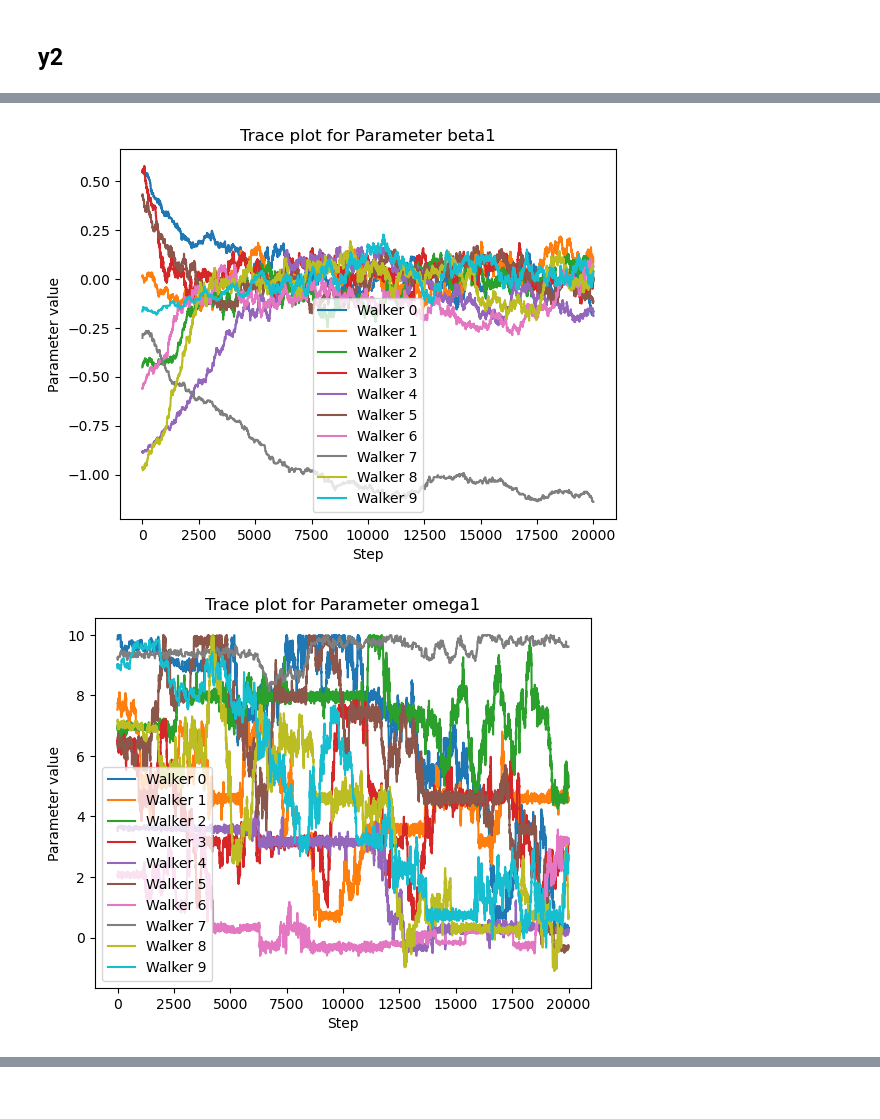
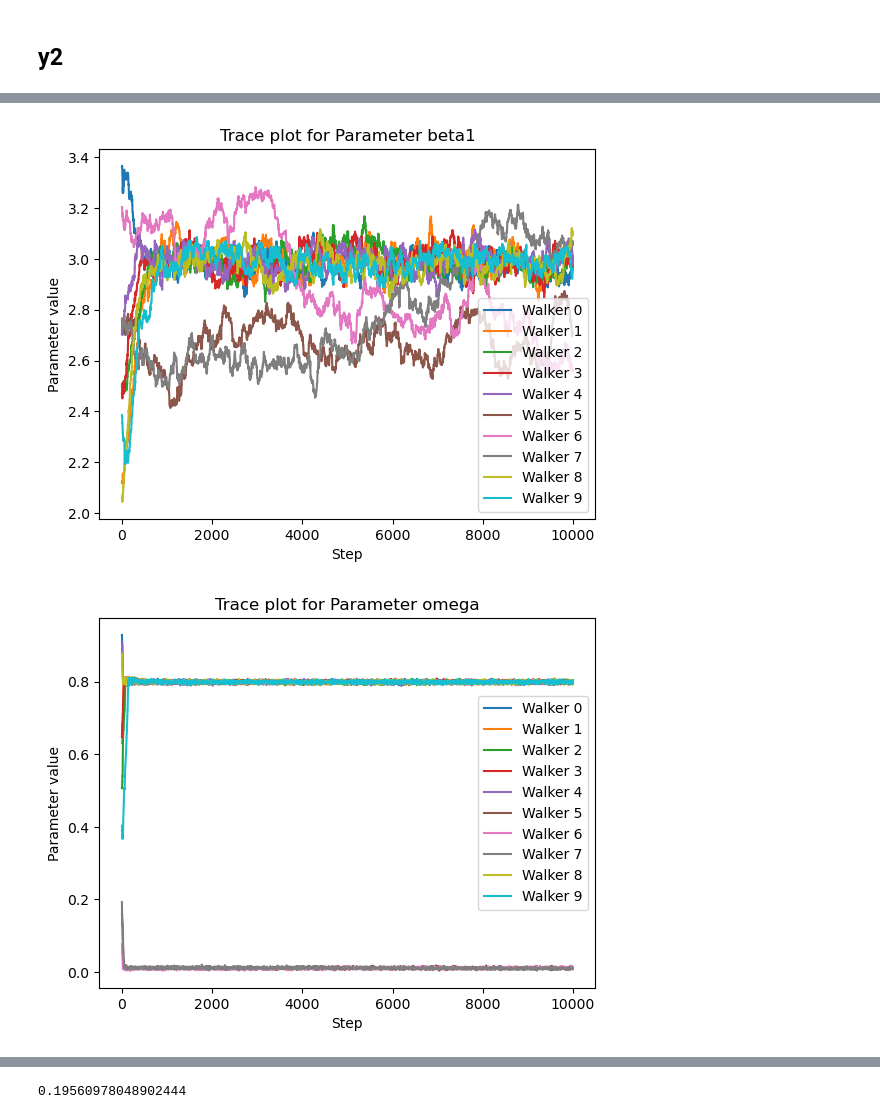
Before and after one commit to yyk1999/Project, a Jupyter notebook: Week4.ipynb, the cells around one changed output, grey strips where cells are left out. Drawn from its saved outputs; the diff is of its cells as text; code cells hidden in the pictures.

```diff
--- a/Week4.ipynb
+++ b/Week4.ipynb
@@ -194,15 +328,15 @@ $y_2 = \beta_0 + \beta_1 sin(\omega_1 x) + \beta_2 sin(\omega_2 x) + e$
 # %%
 def model_y2(x,params):
-    beta0, beta1, omega1, beta2, omega2 = params
-    return beta0 + beta1 * np.cos(omega1 * x) + beta2 * np.cos(omega2 * x)
+    beta0, beta1, omega = params
+    return beta0 + beta1 * np.sin(omega * x)
 # %%
 def log_likelihood_y2(y_obs, y_pred):
     log_l = np.sum(norm.logpdf(y_obs - y_pred, loc=0, scale=1))
     return log_l
 # %%
 def log_prior_y2(params):
-    beta0, beta1, omega1, beta2, omega2 = params
-    if -10 < beta0 < 10 and -10 < beta1 < 10 and -10 < beta2 < 10 and -10 < omega1 < 10 and -50 < omega2 < 50:
+    beta0, beta1, omega = params
+    if -10 < beta0 < 10 and -10 < beta1 < 10 and 0 < omega < 10:
         return 0
     else:
         return -np.inf
@@ -234,7 +368,7 @@ def metropolis_hastings_y2(y, x, n_iterations, initial_params, step_sizes):
     return chain, acceptance_rate
 # %%
 n_iterations = 20000
-initial_params = [0, 1, 1, 1, 10]  # 适当的初始参数
-step_sizes = [0.01/2, 0.01/2, 0.2/2, 0.01/2, 0.2/2]  # 每个参数的步长
+initial_params = [0, 1, 1]  # 适当的初始参数
+step_sizes = [0.01, 0.01, 0.01]  # 每个参数的步长
 
 chain, acceptance_rate= metropolis_hastings_y2(data['y2'], data['x'], n_iterations, initial_params, step_sizes)
@@ -285,24 +399,24 @@ plot_trace(chain, param_names)
 # %%
-def run_mcmc_y2(y,x , n_iterations, n_walkers, step_size, initial_params_range):
-    chains = np.empty((n_walkers, n_iterations, len(initial_params_range)))
+def run_mcmc_y2(y,x , n_iterations, n_walkers, step_size_y2, initial_params_range_y2):
+    chains = np.empty((n_walkers, n_iterations, len(initial_params_range_y2)))
 
     for w in range(n_walkers):
-        init_params = [np.random.uniform(low, high) for low, high in initial_params_range]
+        init_params = [np.random.uniform(low, high) for low, high in initial_params_range_y2]
 
-        chain, accept= metropolis_hastings_y2(y, x, n_iterations, init_params, step_sizes)
+        chain, accept= metropolis_hastings_y2(y, x, n_iterations, init_params, step_sizes_y2)
 
         chains[w, :, :] = chain
 
     return chains
 
 n_walkers = 10
-initial_params_range = [(-1, 1), (-1,1), (0, 10), (0,3), (0, 30)]
-step_sizes = [0.01/2, 0.01/2, 0.2/2, 0.01/2, 0.2/2]
+initial_params_range_y2 = [(-1, 1), (2,4), (0, 1)]
+step_sizes_y2 = [0.01, 0.01, 0.01]
 
-chains = run_mcmc_y2(data['y2'], data['x'], 20000, n_walkers, step_sizes, initial_params_range)
+chains = run_mcmc_y2(data['y2'], data['x'], 10000, n_walkers, step_sizes_y2, initial_params_range_y2)
 # %%
-param_names = ['beta0', 'beta1', 'omega1', 'beta2', 'omega2']
-for id in range(5):
+param_names = ['beta0', 'beta1', 'omega']
+for id in range(3):
     param_id = id
     for i in range(n_walkers):
         plt.plot(chains[i, :, param_id], label=f'Walker {i}')
@@ -316,2 +430,2 @@ for id in range(5):
-[figure, old version]
+[figure, new version]
-[figure, old version]
+[figure, new version]
@@ -320,3 +432,7 @@ for id in range(5):
+# %%
+acceptance_rate
+# %% [output]
+0.19560978048902444
 # %%
 import emcee
 
```
Also changed, not shown: parts of 50 cells of this notebook.
